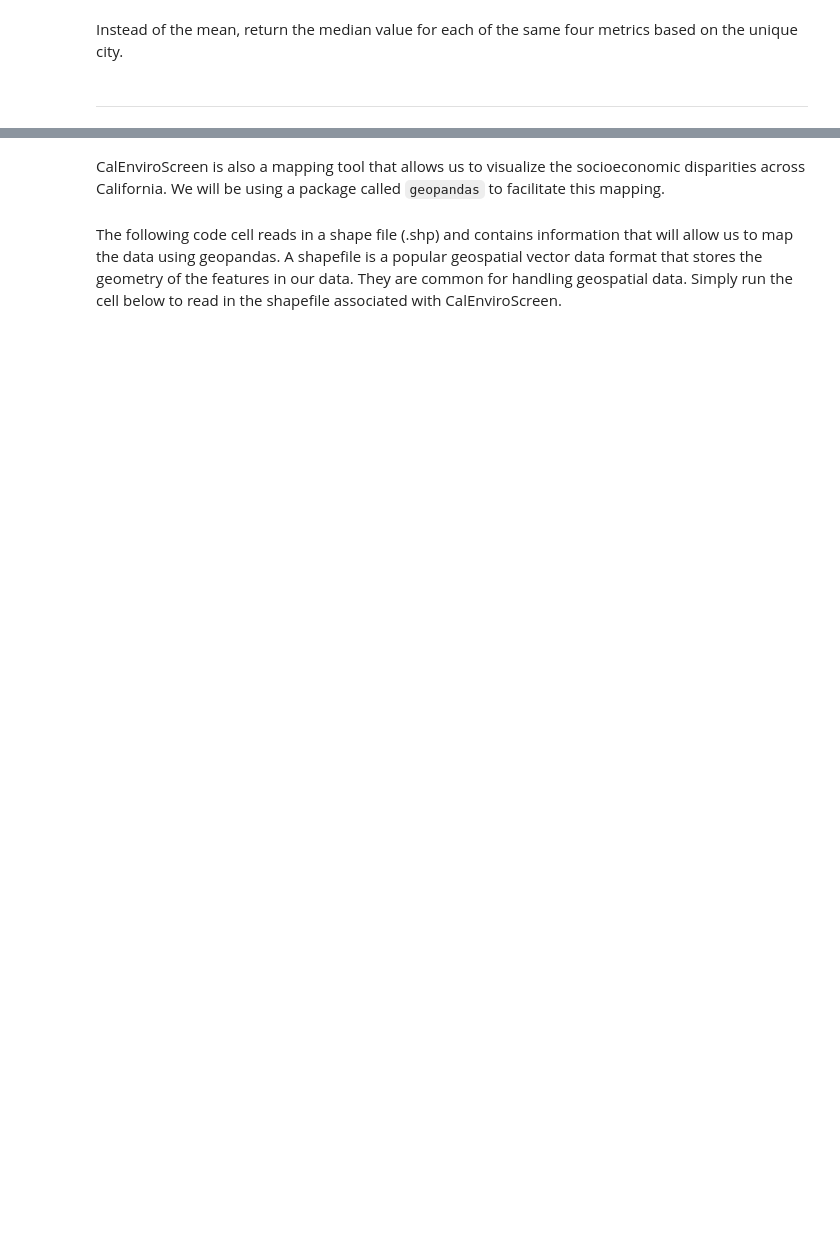
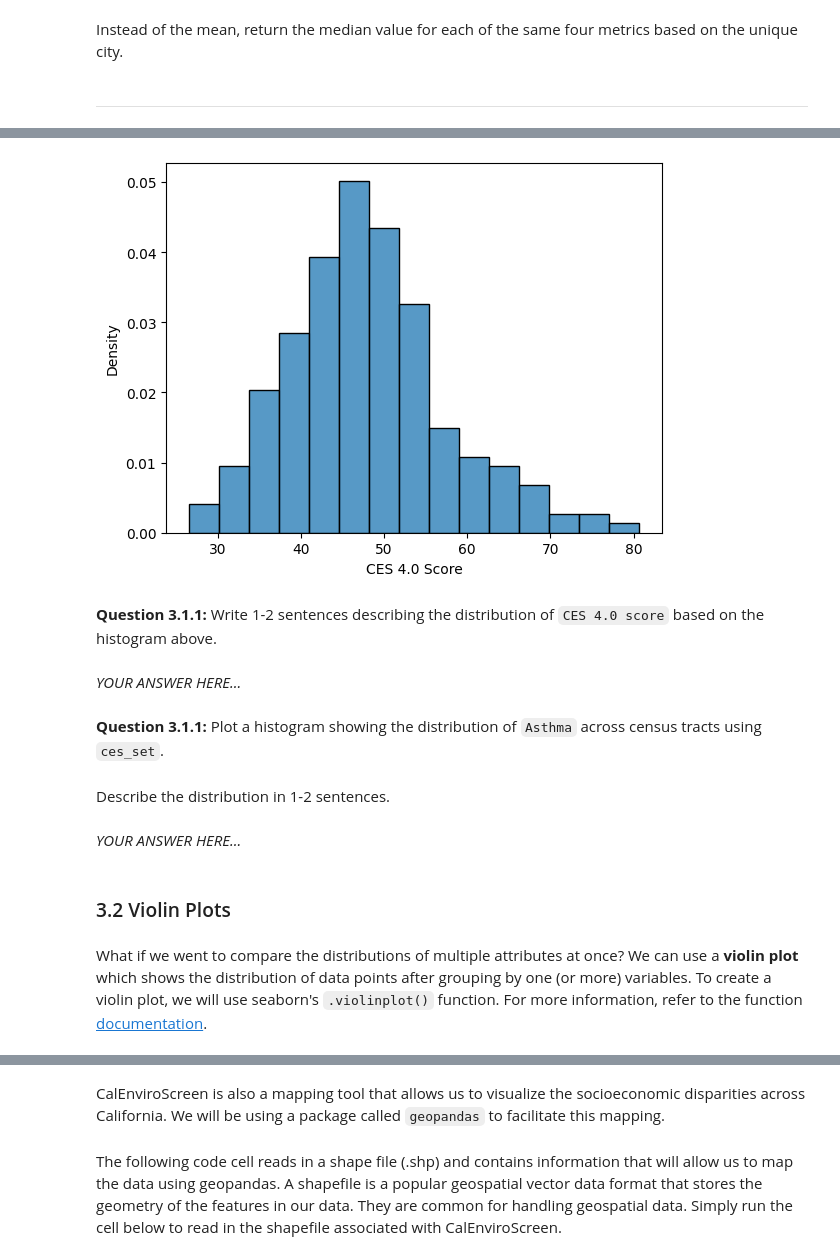
Before and after one commit to ds-modules/ECC-Sp24, a Jupyter notebook: CalEnviroScreen/CES-HWDraft.ipynb, the cells around one changed output, grey strips where cells are left out. Drawn from its saved outputs; the diff is of its cells as text; code cells hidden in the pictures; blank space fills up the shorter version.

Commit message:
Updated visualizations

```diff
--- a/CalEnviroScreen/CES-HWDraft.ipynb
+++ b/CalEnviroScreen/CES-HWDraft.ipynb
@@ -412,0 +410,2 @@ city_medians = ...
+# %%
+ces_subset = ces_cc[['CES 4.0 Score', 'PM2.5', 'Asthma', 'Pollution Burden Score', 'Low Birth Weight', 'Education','Poverty', 'Housing Burden']]
@@ -412,0 +414,10 @@ city_medians = ...
+# %%
+sns.histplot(ces_subset, x='CES 4.0 Score', stat='density');
+# %% [output]
+[figure, added]
+# %% [markdown]
+**Question 3.1.1:** Write 1-2 sentences describing the distribution of `CES 4.0 score` based on the histogram above.
+# %% [markdown]
+*YOUR ANSWER HERE...*
+# %% [markdown]
+**Question 3.1.1:** Plot a histogram showing the distribution of `Asthma` across census tracts using `ces_set`.
@@ -412,0 +428,8 @@ city_medians = ...
+# %% [markdown]
+Describe the distribution in 1-2 sentences.
+# %% [markdown]
+*YOUR ANSWER HERE...*
+# %% [markdown]
+### 3.2 Violin Plots
+# %% [markdown]
+What if we went to compare the distributions of multiple attributes at once? We can use a **violin plot** which shows the distribution of data points after grouping by one (or more) variables. To create a violin plot, we will use seaborn's `.violinplot()` function. For more information, refer to the function [documentation](https://seaborn.pydata.org/generated/seaborn.violinplot.html).
```
Also changed, not shown: parts of 37 cells of this notebook.
